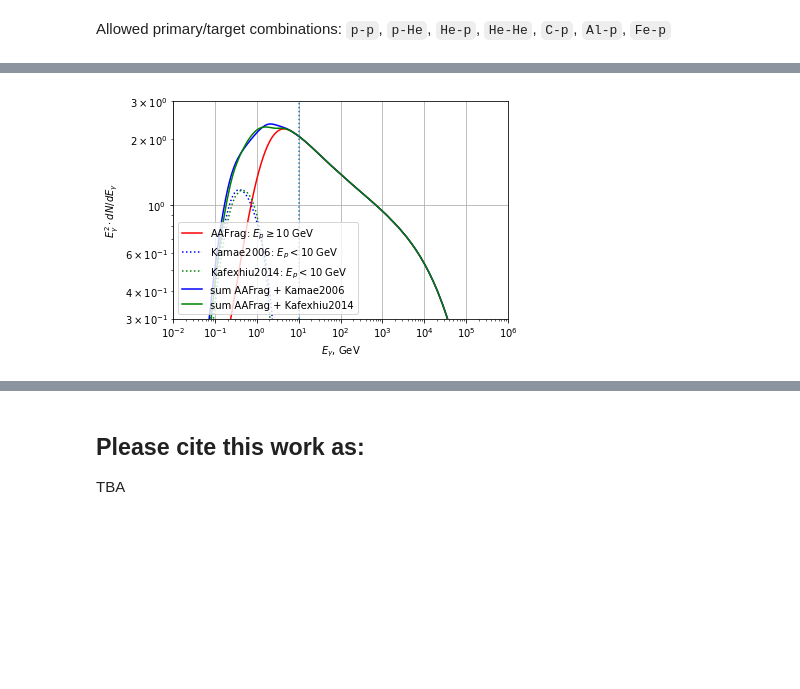
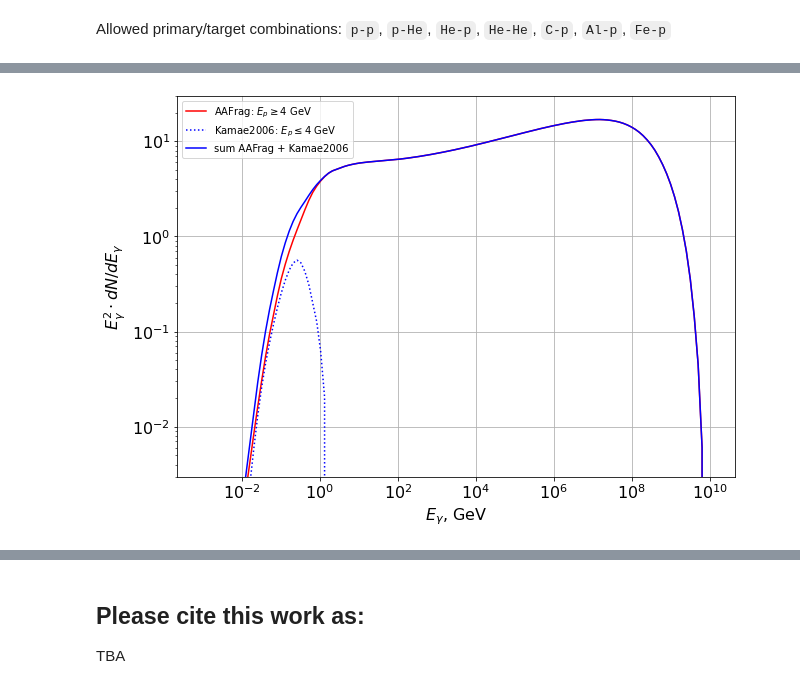
Before and after one commit to aafragpy/aafragpy, a Jupyter notebook: aafragpy_tutorial.ipynb, the cells around one changed output, grey strips where cells are left out. Cells and saved outputs as stored; diff of their text form; code cells hidden in the pictures; blank space fills up the shorter version.

```diff
--- a/aafragpy_tutorial.ipynb
+++ b/aafragpy_tutorial.ipynb
@@ -126,0 +81,2 @@ For this small number of predefined artificial spectra (power-law in momentum) c
+# %%
+cs_matrix = get_cross_section ('gam','p-p',E_primaries=E_p[E_p>E_thr],E_secondaries=E_s)
@@ -134,2 +108,0 @@ First, we should calculate the matrix of differential cross-sections for seconda
-# %%
-energy_primary, energy_secondary, cs_matrix = get_cs_matrix ('gam','p-p')
@@ -156,0 +109,2 @@ plt.show()
+# %%
+spec=get_spectrum(E_p[E_p>E_thr],E_s,cs_matrix=cs_matrix[0],prim_spectrum=dNp_dEp[E_p>E_thr])
@@ -186,19 +146,22 @@ energy_sec, spec_Kafexhiu2014 = get_spectrum (energy_primary_low,energy_secondar
+# %%
+cs_matrix_Kamae2006=get_cross_section_Kamae2006('gam',E_primaries=E_p[E_p<=E_thr], E_secondaries=E_s)
+cs_matrix_Kafexhiu2014=get_cross_section_Kafexhiu2014(E_primaries=E_p[E_p<=E_thr], E_secondaries=E_s)
+
+spec_Kamae2006=get_spectrum(E_p[E_p<=E_thr],E_s,cs_matrix_Kamae2006[0],prim_spectrum=dNp_dEp[E_p<=E_thr])
+spec_Kafexhiu2014=get_spectrum(E_p[E_p<=E_thr],E_s,cs_matrix_Kafexhiu2014[0],prim_spectrum=dNp_dEp[E_p<=E_thr])
 # %%
-power = 2
+plt.figure(figsize=(10,7))
 
-plt.loglog(energy_sec, spec_AAFrag*energy_sec**power,'r-', label="AAFrag: $E_p \geq "+str(rolloffenergy)+"$ GeV")
-plt.loglog(energy_sec, spec_Kamae2006*energy_sec**power,'b:', label="Kamae2006: $E_p<"+str(rolloffenergy)+"$ GeV")
-plt.loglog(energy_sec, spec_Kafexhiu2014*energy_sec**power,'g:', label="Kafexhiu2014: $E_p<"+str(rolloffenergy)+"$ GeV")
-plt.loglog(energy_sec, (spec_AAFrag+spec_Kamae2006)*energy_sec**power,'b-', label="sum AAFrag + Kamae2006")
-plt.loglog(energy_sec, (spec_AAFrag+spec_Kafexhiu2014)*energy_sec**power,'g-', label="sum AAFrag + Kafexhiu2014")
 
-plt.axvline(x=rolloffenergy,linestyle=':')
-plt.xlabel('$E_\gamma$, GeV')
-plt.ylabel('$E_\gamma^{'+str(power)+'} \cdot dN/dE_\gamma$')
+plt.loglog(E_s, spec*E_s**2,'r-', label="AAFrag: $E_p \geq "+str(E_thr)+"$ GeV")
+plt.loglog(E_s, spec_Kamae2006*E_s**2,'b:', label="Kamae2006: $E_p\leq "+str(E_thr)+"$ GeV")
+plt.loglog(E_s, (spec+spec_Kamae2006)*E_s**2,'b-', label="sum AAFrag + Kamae2006")
+
+plt.xlabel('$E_\gamma$, GeV',fontsize=16)
+plt.ylabel('$E_\gamma^2 \cdot dN/dE_\gamma$',fontsize=16)
+plt.ylim(3e-3,30)
+plt.tick_params(axis='both', which='major', labelsize=16)
 plt.legend()
-plt.ylim(3e-1,3e0)
-plt.xlim(1e-2,1e6)
 plt.grid()
-plt.show()
 # %% [output]
-[figure, old version]
+[figure, new version]
```
Also changed, not shown: parts of 42 cells of this notebook, 1 other file.
